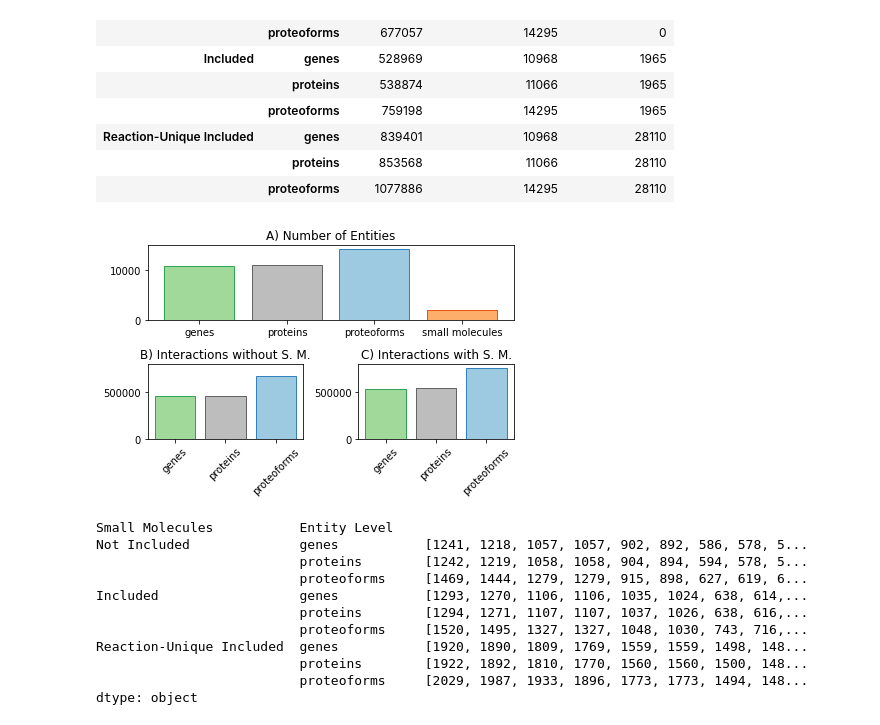
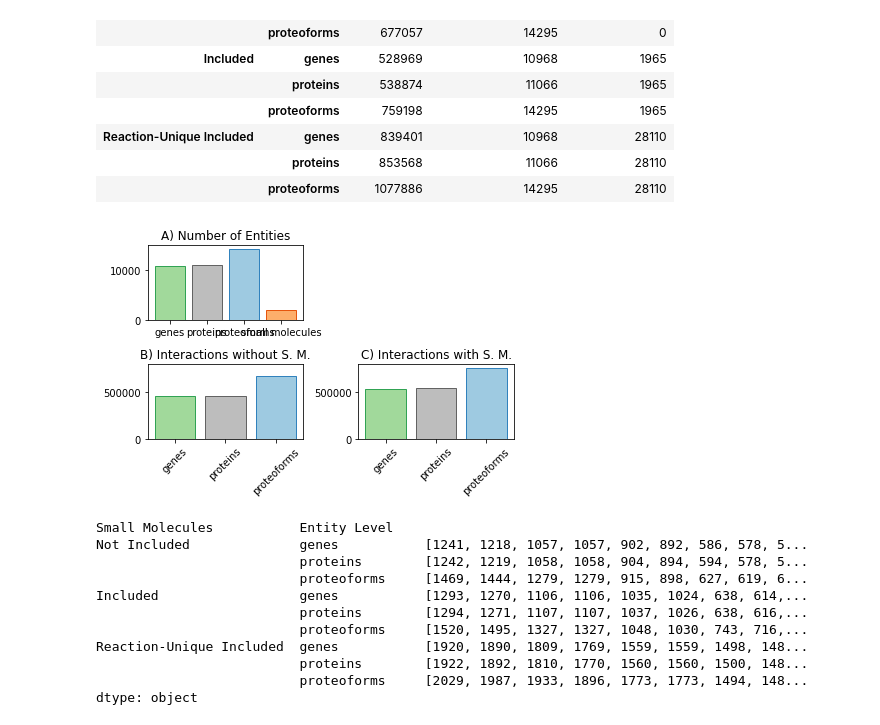
Before and after one commit to PathwayAnalysisPlatform/ProteoformNetworks, a Jupyter notebook: src/Python/analysis_1_network_topology.ipynb, the cells around one changed output. Cells and saved outputs as stored; diff of their text form; code cells hidden in the pictures.

```diff
--- a/src/Python/analysis_1_network_topology.ipynb
+++ b/src/Python/analysis_1_network_topology.ipynb
@@ -197,38 +197,38 @@ import matplotlib.pyplot as plt
 import numpy as np
 from config import COLORS_BORDER
 
-figure, axis = plt.subplots(2, 2)
+figure, axis = plt.subplots(1, 4)
 # Placing the plots in the plane
-plot1 = plt.subplot2grid((2, 2), (0, 0), rowspan=1, colspan=2)
+plot1 = plt.subplot2grid((2, 2), (0, 0), rowspan=1, colspan=1)
 plot2 = plt.subplot2grid((2, 2), (1, 0), rowspan=1, colspan=1)
 plot3 = plt.subplot2grid((2, 2), (1, 1), rowspan=1, colspan=1)
 
 # Plot number of nodes
 plot1.bar(node_types, num_nodes, color=config.COLORS_FILL, edgecolor=COLORS_BORDER)
 plot1.set_title('A) Number of Entities')
 
 plt.xticks(rotation=90)
 
 # Plot number of interactions without small molecules
 plot2.bar(LEVELS, num_interactions_no_sm, color=config.COLORS_FILL, edgecolor=COLORS_BORDER)
 plot2.set_title('B) Interactions without S. M.')
 plot2.set_ylim([0, maxy])
 plot2.set_xticklabels(LEVELS, rotation=45)
 
 # Plot number of interactions with small molecules
 plot3.bar(LEVELS, num_interactions_with_sm, color=config.COLORS_FILL, edgecolor=COLORS_BORDER)
 plot3.set_title('C) Interactions with S. M.')
 plot3.set_ylim([0, maxy])
 plot3.set_xticklabels(LEVELS, rotation=45)
 
 # Packing all the plots and displaying them
 plt.tight_layout()
 plt.show()
 
 figure.savefig('figures/figure_4.png')
 plt.close()
 # %% [output]
-[figure, old version]
+[figure, new version]
 # %%
 interactomes = [*interactomes_no_sm.values(), *interactomes_with_sm.values(), *interactomes_with_unique_sm.values()]
 
```
Also changed, not shown: parts of 20 cells of this notebook, 1 other file.
